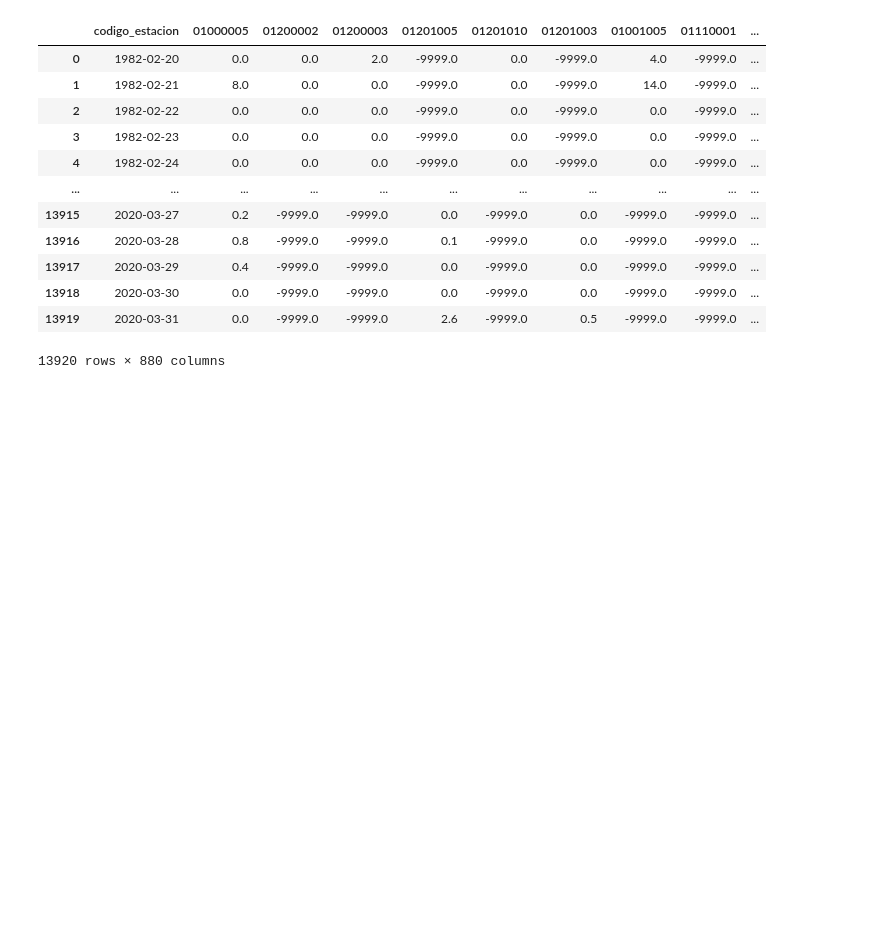
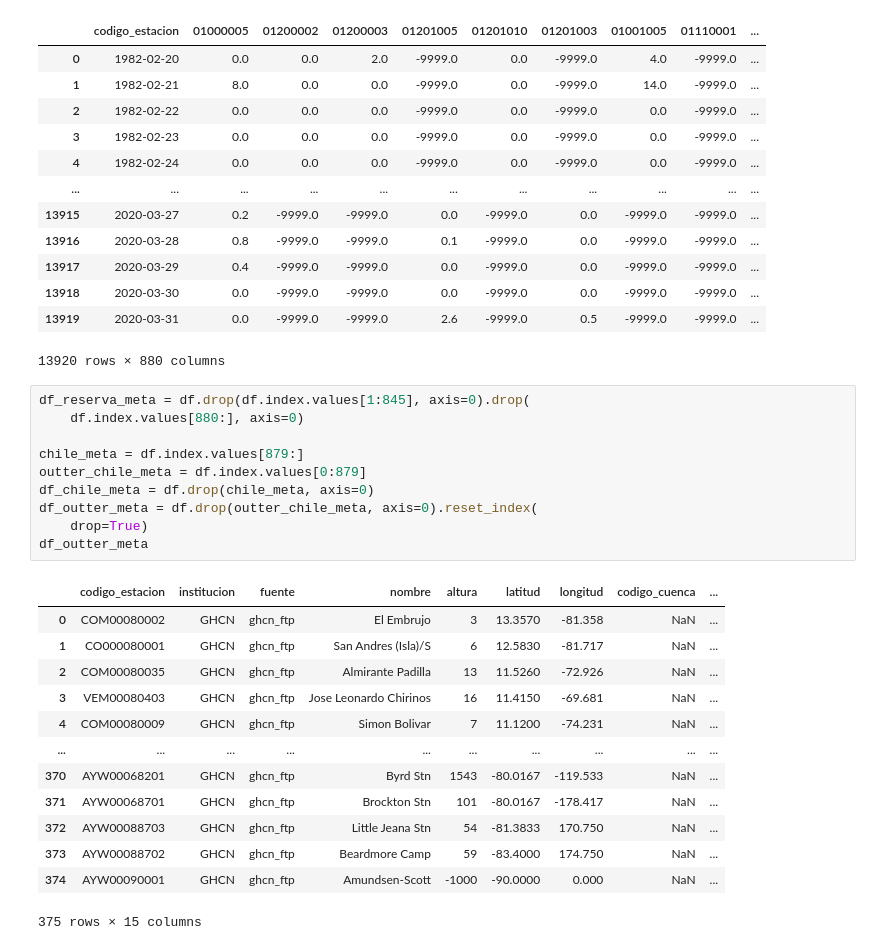
Before and after one commit to Diegogp95/mineria, a Jupyter notebook: Test_Mineria_Datos.ipynb, the cells around one changed output. Cells and saved outputs as stored; diff of their text form; blank space fills up the shorter version.

```diff
--- a/Test_Mineria_Datos.ipynb
+++ b/Test_Mineria_Datos.ipynb
@@ -384,3 +380,27 @@ df_chile
 | 13918 | 2020-03-30 | 0.0 | -9999.0 | -9999.0 | 0.0 | -9999.0 | 0.0 | -9999.0 | -9999.0 | ... |
 | 13919 | 2020-03-31 | 0.0 | -9999.0 | -9999.0 | 2.6 | -9999.0 | 0.5 | -9999.0 | -9999.0 | ... |
 13920 rows × 880 columns
+# %%
+df_reserva_meta = df.drop(df.index.values[1:845], axis=0).drop(
+    df.index.values[880:], axis=0)
+
+chile_meta = df.index.values[879:]
+outter_chile_meta = df.index.values[0:879]
+df_chile_meta = df.drop(chile_meta, axis=0)
+df_outter_meta = df.drop(outter_chile_meta, axis=0).reset_index(
+    drop=True)
+df_outter_meta
+# %% [output]
+|  | codigo_estacion | institucion | fuente | nombre | altura | latitud | longitud | codigo_cuenca | ... |
+| 0 | COM00080002 | GHCN | ghcn_ftp | El Embrujo | 3 | 13.3570 | -81.358 | NaN | ... |
+| 1 | CO000080001 | GHCN | ghcn_ftp | San Andres (Isla)/S | 6 | 12.5830 | -81.717 | NaN | ... |
+| 2 | COM00080035 | GHCN | ghcn_ftp | Almirante Padilla | 13 | 11.5260 | -72.926 | NaN | ... |
+| 3 | VEM00080403 | GHCN | ghcn_ftp | Jose Leonardo Chirinos | 16 | 11.4150 | -69.681 | NaN | ... |
+| 4 | COM00080009 | GHCN | ghcn_ftp | Simon Bolivar | 7 | 11.1200 | -74.231 | NaN | ... |
+| ... | ... | ... | ... | ... | ... | ... | ... | ... | ... |
+| 370 | AYW00068201 | GHCN | ghcn_ftp | Byrd Stn | 1543 | -80.0167 | -119.533 | NaN | ... |
+| 371 | AYW00068701 | GHCN | ghcn_ftp | Brockton Stn | 101 | -80.0167 | -178.417 | NaN | ... |
+| 372 | AYW00088703 | GHCN | ghcn_ftp | Little Jeana Stn | 54 | -81.3833 | 170.750 | NaN | ... |
+| 373 | AYW00088702 | GHCN | ghcn_ftp | Beardmore Camp | 59 | -83.4000 | 174.750 | NaN | ... |
+| 374 | AYW00090001 | GHCN | ghcn_ftp | Amundsen-Scott | -1000 | -90.0000 | 0.000 | NaN | ... |
+375 rows × 15 columns
```
Also changed, not shown: parts of 2 cells of this notebook.
